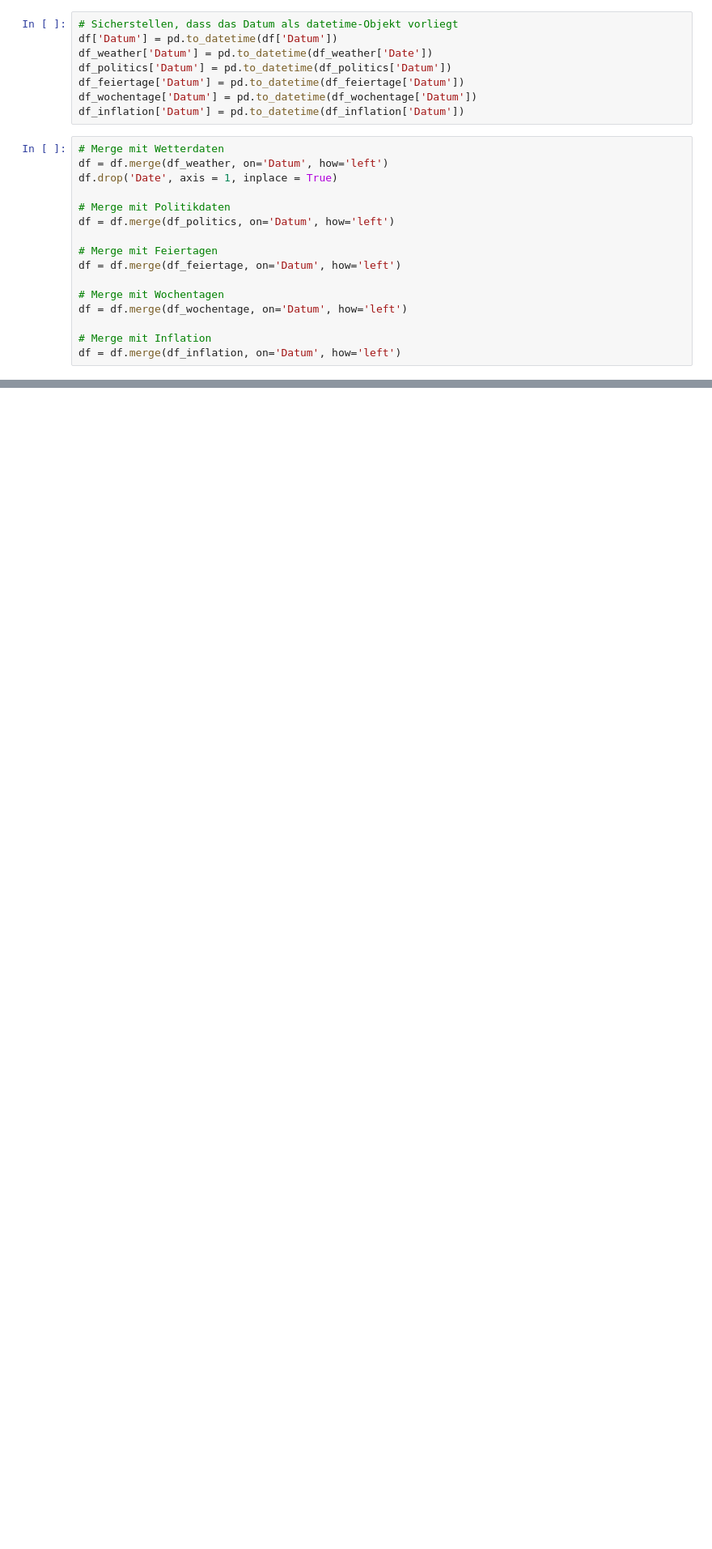
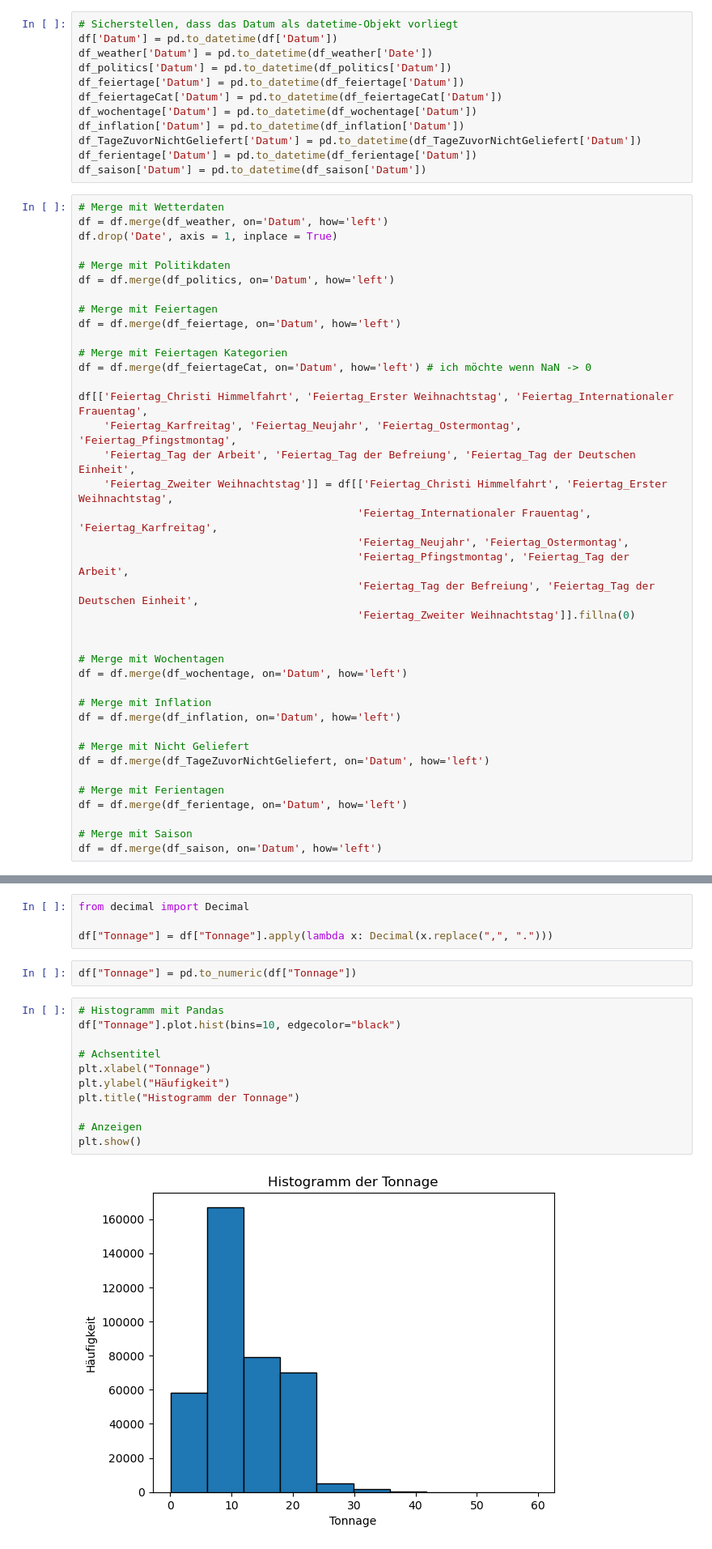
Before and after one commit to s-matthies/ai-waste-analytics, a Jupyter notebook: ProjektAWE.ipynb, the cells around one changed output, grey strips where cells are left out. Shown at 81% size. Cells and saved outputs as stored; diff of their text form; blank space fills up the shorter version.

```diff
--- a/ProjektAWE.ipynb
+++ b/ProjektAWE.ipynb
@@ -126,8 +163,12 @@ df['Datum'] = pd.to_datetime(df['Datum'])
 df_weather['Datum'] = pd.to_datetime(df_weather['Date'])
 df_politics['Datum'] = pd.to_datetime(df_politics['Datum'])
 df_feiertage['Datum'] = pd.to_datetime(df_feiertage['Datum'])
+df_feiertageCat['Datum'] = pd.to_datetime(df_feiertageCat['Datum'])
 df_wochentage['Datum'] = pd.to_datetime(df_wochentage['Datum'])
 df_inflation['Datum'] = pd.to_datetime(df_inflation['Datum'])
+df_TageZuvorNichtGeliefert['Datum'] = pd.to_datetime(df_TageZuvorNichtGeliefert['Datum'])
+df_ferientage['Datum'] = pd.to_datetime(df_ferientage['Datum'])
+df_saison['Datum'] = pd.to_datetime(df_saison['Datum'])
 # %%
 # Merge mit Wetterdaten
 df = df.merge(df_weather, on='Datum', how='left')
@@ -139,11 +180,34 @@ df = df.merge(df_politics, on='Datum', how='left')
 # Merge mit Feiertagen
 df = df.merge(df_feiertage, on='Datum', how='left')
 
+# Merge mit Feiertagen Kategorien
+df = df.merge(df_feiertageCat, on='Datum', how='left') # ich möchte wenn NaN -> 0
+
+df[['Feiertag_Christi Himmelfahrt', 'Feiertag_Erster Weihnachtstag', 'Feiertag_Internationaler Frauentag',
+    'Feiertag_Karfreitag', 'Feiertag_Neujahr', 'Feiertag_Ostermontag', 'Feiertag_Pfingstmontag',
+    'Feiertag_Tag der Arbeit', 'Feiertag_Tag der Befreiung', 'Feiertag_Tag der Deutschen Einheit',
+    'Feiertag_Zweiter Weihnachtstag']] = df[['Feiertag_Christi Himmelfahrt', 'Feiertag_Erster Weihnachtstag',
+                                            'Feiertag_Internationaler Frauentag', 'Feiertag_Karfreitag',
+                                            'Feiertag_Neujahr', 'Feiertag_Ostermontag',
+                                            'Feiertag_Pfingstmontag', 'Feiertag_Tag der Arbeit',
+                                            'Feiertag_Tag der Befreiung', 'Feiertag_Tag der Deutschen Einheit',
+                                            'Feiertag_Zweiter Weihnachtstag']].fillna(0)
+
+
 # Merge mit Wochentagen
 df = df.merge(df_wochentage, on='Datum', how='left')
 
 # Merge mit Inflation
 df = df.merge(df_inflation, on='Datum', how='left')
+
+# Merge mit Nicht Geliefert
+df = df.merge(df_TageZuvorNichtGeliefert, on='Datum', how='left')
+
+# Merge mit Ferientagen
+df = df.merge(df_ferientage, on='Datum', how='left')
+
+# Merge mit Saison
+df = df.merge(df_saison, on='Datum', how='left')
 # %%
 df.head()
 # %% [output]
@@ -156,0 +252,19 @@ df.head()
+# %%
+from decimal import Decimal
+
+df["Tonnage"] = df["Tonnage"].apply(lambda x: Decimal(x.replace(",", ".")))
+# %%
+df["Tonnage"] = pd.to_numeric(df["Tonnage"])
+# %%
+# Histogramm mit Pandas
+df["Tonnage"].plot.hist(bins=10, edgecolor="black")
+
+# Achsentitel
+plt.xlabel("Tonnage")
+plt.ylabel("Häufigkeit")
+plt.title("Histogramm der Tonnage")
+
+# Anzeigen
+plt.show()
+# %% [output]
+[figure, added]
```
Also changed, not shown: parts of 21 cells of this notebook.
